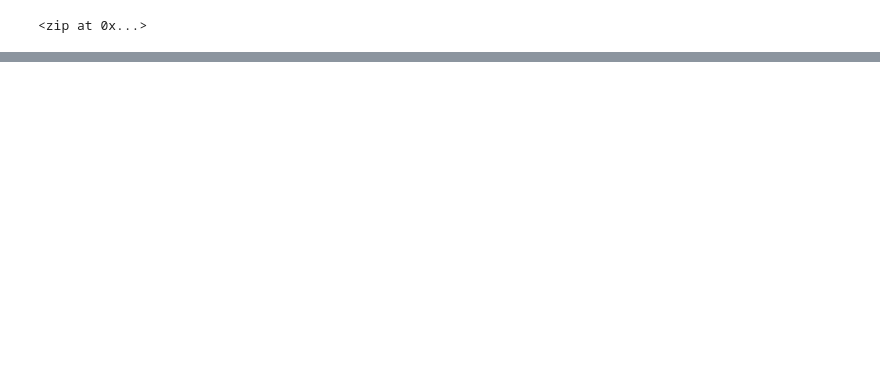
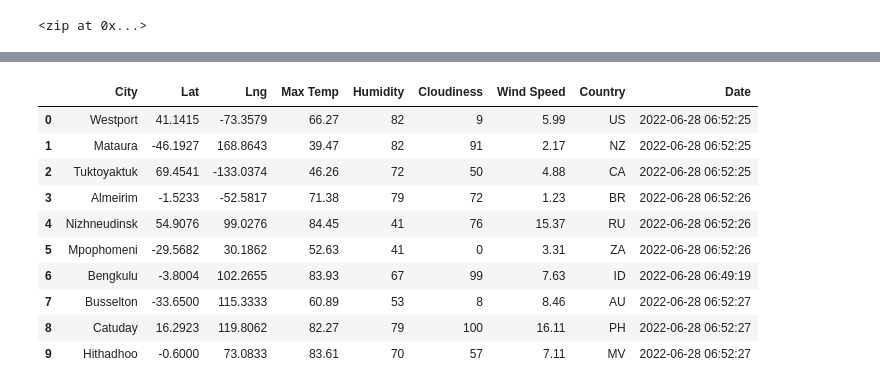
Before and after one commit to BruceCowen/World_Weather_Analysis, a Jupyter notebook: WeatherPy.ipynb, the cells around one changed output, grey strips where cells are left out. Drawn from its saved outputs; the diff is of its cells as text; code cells hidden in the pictures; blank space fills up the shorter version.

Commit message:
Adding new API data

```diff
--- a/WeatherPy.ipynb
+++ b/WeatherPy.ipynb
@@ -30,0 +39,3 @@ len(cities)
+# %%
+# Starting URL for Weather Map API Call.
+url = "http://api.openweathermap.org/data/2.5/weather?units=Imperial&APPID=" + weather_api_key
@@ -30,0 +125,16 @@ len(cities)
+# %%
+# Convert the array of dictionaries to a Pandas DataFrame.
+city_data_df = pd.DataFrame(city_data)
+city_data_df.head(10)
+# %% [output]
+|  | City | Lat | Lng | Max Temp | Humidity | Cloudiness | Wind Speed | Country | Date |
+| 0 | Westport | 41.1415 | -73.3579 | 66.27 | 82 | 9 | 5.99 | US | 2022-06-28 06:52:25 |
+| 1 | Mataura | -46.1927 | 168.8643 | 39.47 | 82 | 91 | 2.17 | NZ | 2022-06-28 06:52:25 |
+| 2 | Tuktoyaktuk | 69.4541 | -133.0374 | 46.26 | 72 | 50 | 4.88 | CA | 2022-06-28 06:52:25 |
+| 3 | Almeirim | -1.5233 | -52.5817 | 71.38 | 79 | 72 | 1.23 | BR | 2022-06-28 06:52:26 |
+| 4 | Nizhneudinsk | 54.9076 | 99.0276 | 84.45 | 41 | 76 | 15.37 | RU | 2022-06-28 06:52:26 |
+| 5 | Mpophomeni | -29.5682 | 30.1862 | 52.63 | 41 | 0 | 3.31 | ZA | 2022-06-28 06:52:26 |
+| 6 | Bengkulu | -3.8004 | 102.2655 | 83.93 | 67 | 99 | 7.63 | ID | 2022-06-28 06:49:19 |
+| 7 | Busselton | -33.6500 | 115.3333 | 60.89 | 53 | 8 | 8.46 | AU | 2022-06-28 06:52:27 |
+| 8 | Catuday | 16.2923 | 119.8062 | 82.27 | 79 | 100 | 16.11 | PH | 2022-06-28 06:52:27 |
+| 9 | Hithadhoo | -0.6000 | 73.0833 | 83.61 | 70 | 57 | 7.11 | MV | 2022-06-28 06:52:27 |
```
Also changed, not shown: parts of 6 cells of this notebook, 2 other files.
